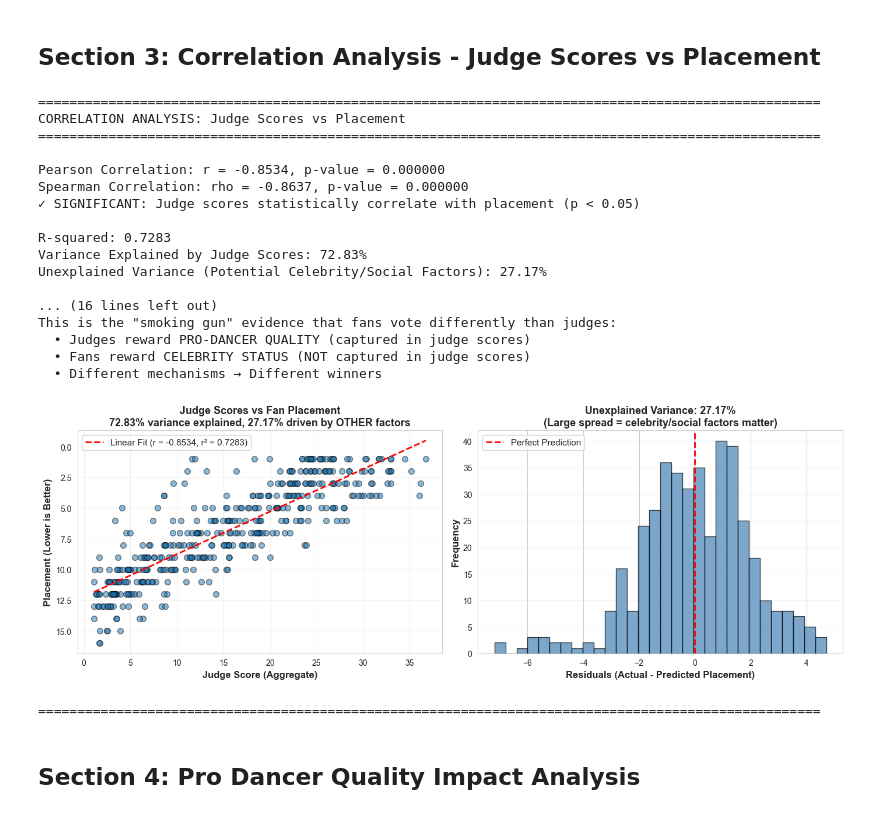
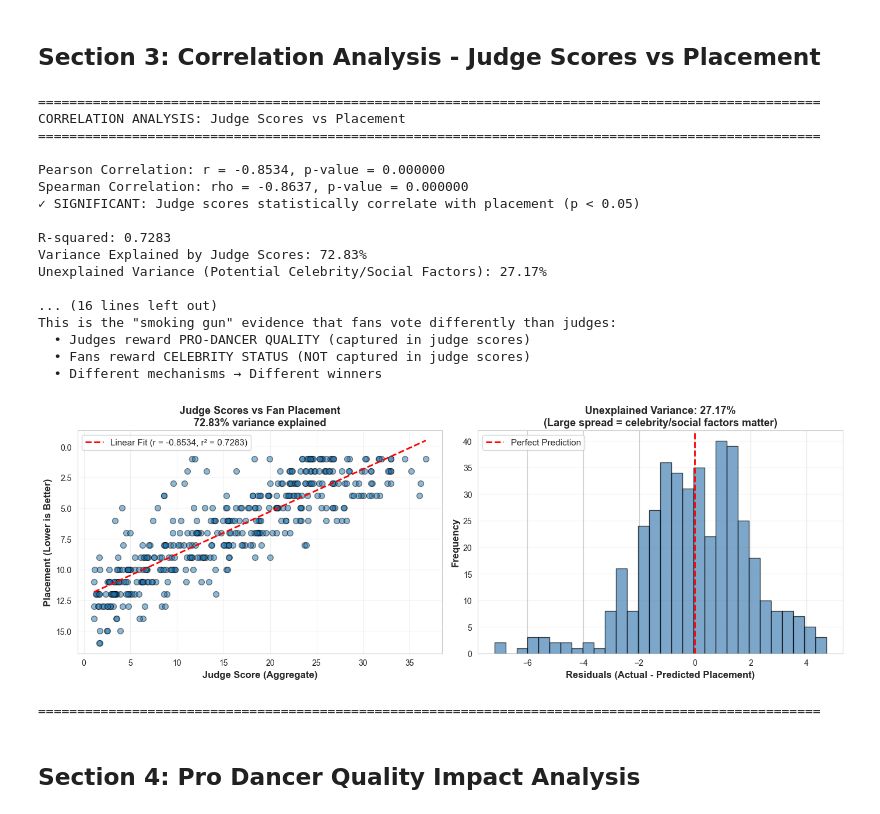
Before and after one commit to aarithundi9/2026_MCM, a Jupyter notebook: notebooks/04_placement_feature_analysis.ipynb, the cells around one changed output. Saved outputs shown, nothing was run; the diff lists cells and outputs as text; code cells hidden in the pictures.

```diff
--- a/notebooks/04_placement_feature_analysis.ipynb
+++ b/notebooks/04_placement_feature_analysis.ipynb
@@ -23,11 +23,11 @@ sns.set_style("whitegrid")
 plt.rcParams['figure.figsize'] = (14, 8)
 
 # Load main data
-DATA_PATH = Path('../2026_MCM_Problem_C_Data.csv')
+DATA_PATH = Path('../data/2026_MCM_Problem_C_Data.csv')
 df = pd.read_csv(DATA_PATH)
 
 # Load pro dancer analysis
-DANCER_PATH = Path('../pro_dancer_analysis.csv')
+DANCER_PATH = Path('../data/pro_dancer_analysis.csv')
 dancer_stats = pd.read_csv(DANCER_PATH)
 
 print("Data loaded successfully!")
@@ -175,7 +175,7 @@ ax1.plot(x_line, p(x_line), "r--", linewidth=2, label=f'Linear Fit (r = {pearson
 
 ax1.set_xlabel('Judge Score (Aggregate)', fontsize=12, fontweight='bold')
 ax1.set_ylabel('Placement (Lower is Better)', fontsize=12, fontweight='bold')
-ax1.set_title(f'Judge Scores vs Fan Placement\n{r_squared*100:.2f}% variance explained, {unexplained_variance:.2f}% driven by OTHER factors', fontsize=13, fontweight='bold')
+ax1.set_title(f'Judge Scores vs Fan Placement\n{r_squared*100:.2f}% variance explained', fontsize=13, fontweight='bold')
 ax1.invert_yaxis()
 ax1.grid(True, alpha=0.3)
 ax1.legend(fontsize=11)
@@ -187,34 +187,34 @@ residuals = features_df['placement'] - predicted
 ax2.hist(residuals, bins=30, color='steelblue', edgecolor='black', alpha=0.7)
 ax2.axvline(0, color='red', linestyle='--', linewidth=2, label='Perfect Prediction')
 ax2.set_xlabel('Residuals (Actual - Predicted Placement)', fontsize=12, fontweight='bold')
 ax2.set_ylabel('Frequency', fontsize=12, fontweight='bold')
 ax2.set_title(f'Unexplained Variance: {unexplained_variance:.2f}%\n(Large spread = celebrity/social factors matter)', fontsize=13, fontweight='bold')
 ax2.grid(True, alpha=0.3, axis='y')
 ax2.legend(fontsize=11)
 
 plt.tight_layout()
 plt.show()
 
 print("\n" + "="*100)
 # %% [output]
 ====================================================================================================
 CORRELATION ANALYSIS: Judge Scores vs Placement
 ====================================================================================================
 
 Pearson Correlation: r = -0.8534, p-value = 0.000000
 Spearman Correlation: rho = -0.8637, p-value = 0.000000
 ✓ SIGNIFICANT: Judge scores statistically correlate with placement (p < 0.05)
 
 R-squared: 0.7283
 Variance Explained by Judge Scores: 72.83%
 Unexplained Variance (Potential Celebrity/Social Factors): 27.17%
 
 ... (16 lines left out)
 This is the "smoking gun" evidence that fans vote differently than judges:
   • Judges reward PRO-DANCER QUALITY (captured in judge scores)
   • Fans reward CELEBRITY STATUS (NOT captured in judge scores)
   • Different mechanisms → Different winners
-[figure, old version]
+[figure, new version]
 ====================================================================================================
 # %% [markdown]
 ## Section 4: Pro Dancer Quality Impact Analysis
```
